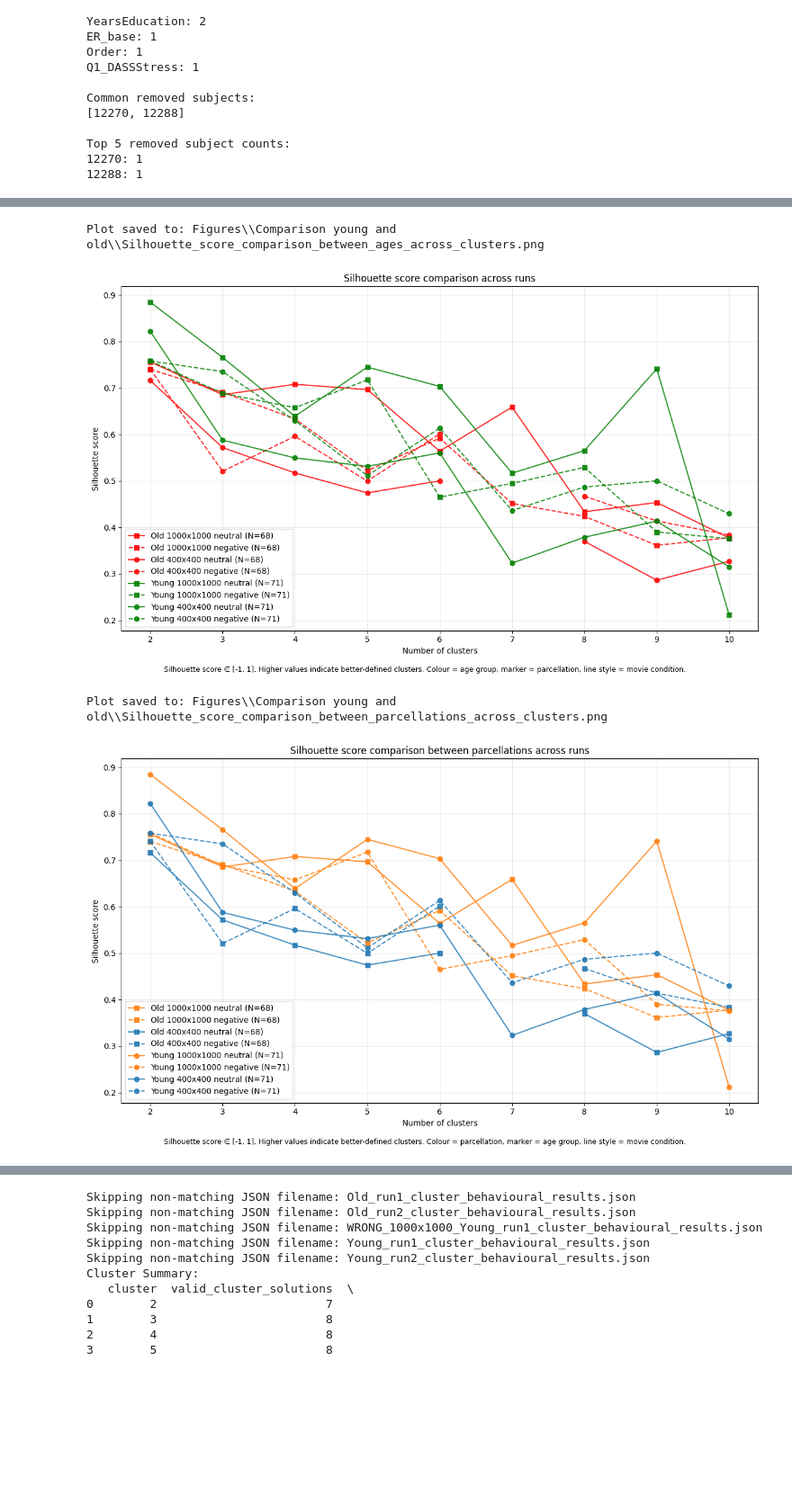
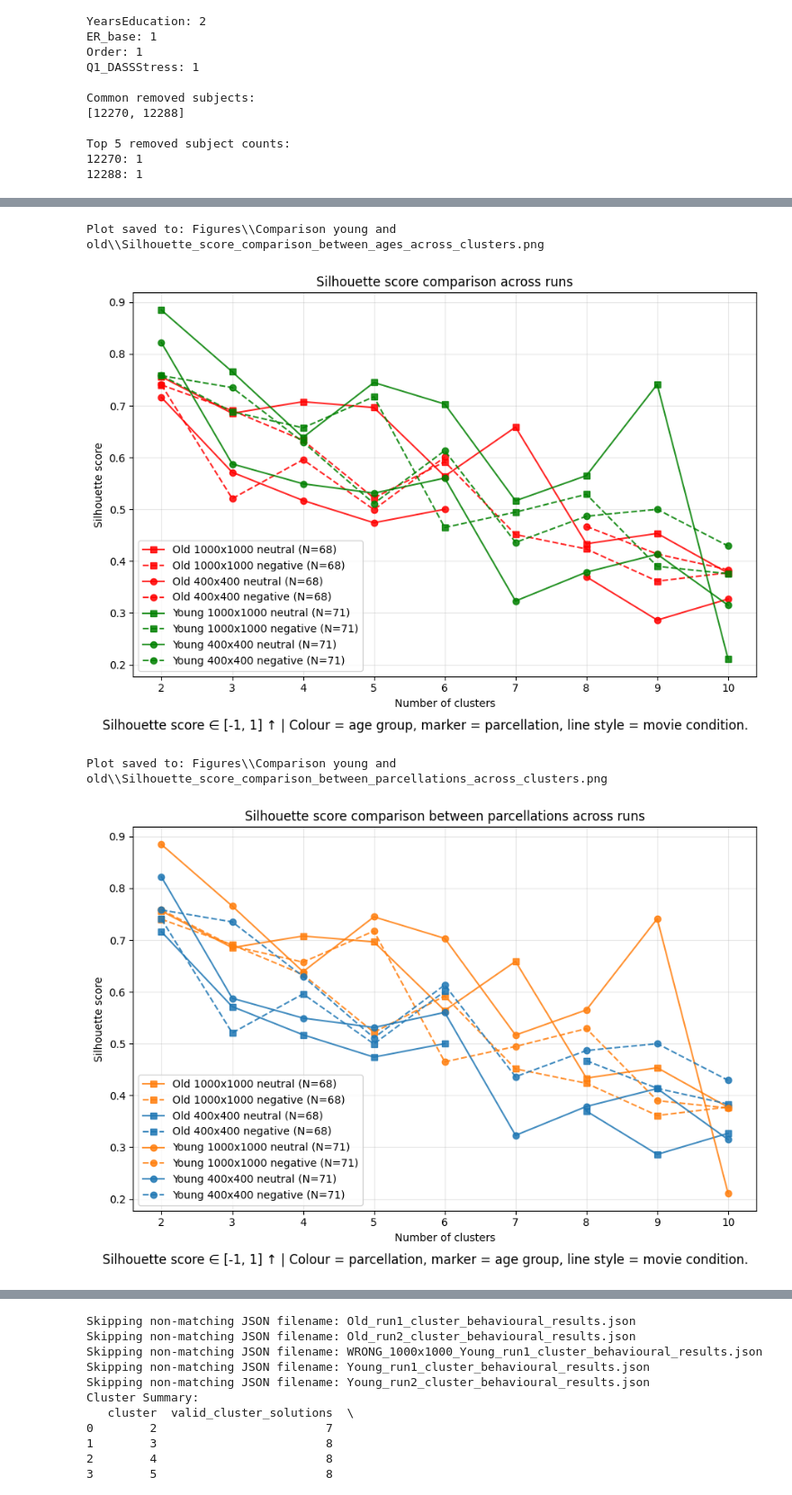
Before and after one commit to Oddrne/Master-Thesis-Autoencoder-and-UMAP-clustering-on-functional-connectivity, a Jupyter notebook: main.ipynb, the cells around one changed output, grey strips where cells are left out. Shown at 90% size. Cells and saved outputs as stored; diff of their text form; code cells hidden in the pictures; blank space fills up the shorter version.

```diff
--- a/main.ipynb
+++ b/main.ipynb
@@ -734,18 +807,18 @@ Skipping non-matching JSON filename: Young_run2_cluster_behavioural_results.json
 # %%
 from Evaluate_models_clean import plot_silhouette_age_comparison_all_runs, plot_silhouette_parcellation_comparison_all_runs
 
 models_dir = "Clusters"
 
 save_path_age = rf"Figures\\Comparison young and old\\Silhouette_score_comparison_between_ages_across_clusters.png"
-temp_results = plot_silhouette_age_comparison_all_runs(models_dir=models_dir, save_path=save_path_age)
+temp_results = plot_silhouette_age_comparison_all_runs(models_dir=models_dir, figsize=(9, 6), save_path=save_path_age)
 
 save_path_parcellation = rf"Figures\\Comparison young and old\\Silhouette_score_comparison_between_parcellations_across_clusters.png"
-temp_results = plot_silhouette_parcellation_comparison_all_runs(models_dir=models_dir, save_path=save_path_parcellation)
+temp_results = plot_silhouette_parcellation_comparison_all_runs(models_dir=models_dir, figsize=(9, 6), save_path=save_path_parcellation)
 # %% [output]
 Plot saved to: Figures\\Comparison young and old\\Silhouette_score_comparison_between_ages_across_clusters.png
-[figure, old version]
+[figure, new version]
 Plot saved to: Figures\\Comparison young and old\\Silhouette_score_comparison_between_parcellations_across_clusters.png
-[figure, old version]
+[figure, new version]
 # %%
 from Evaluate_models import plot_compare_ages_across_clusters
 
```
Also changed, not shown: parts of 17 cells of this notebook, 4 other files.
